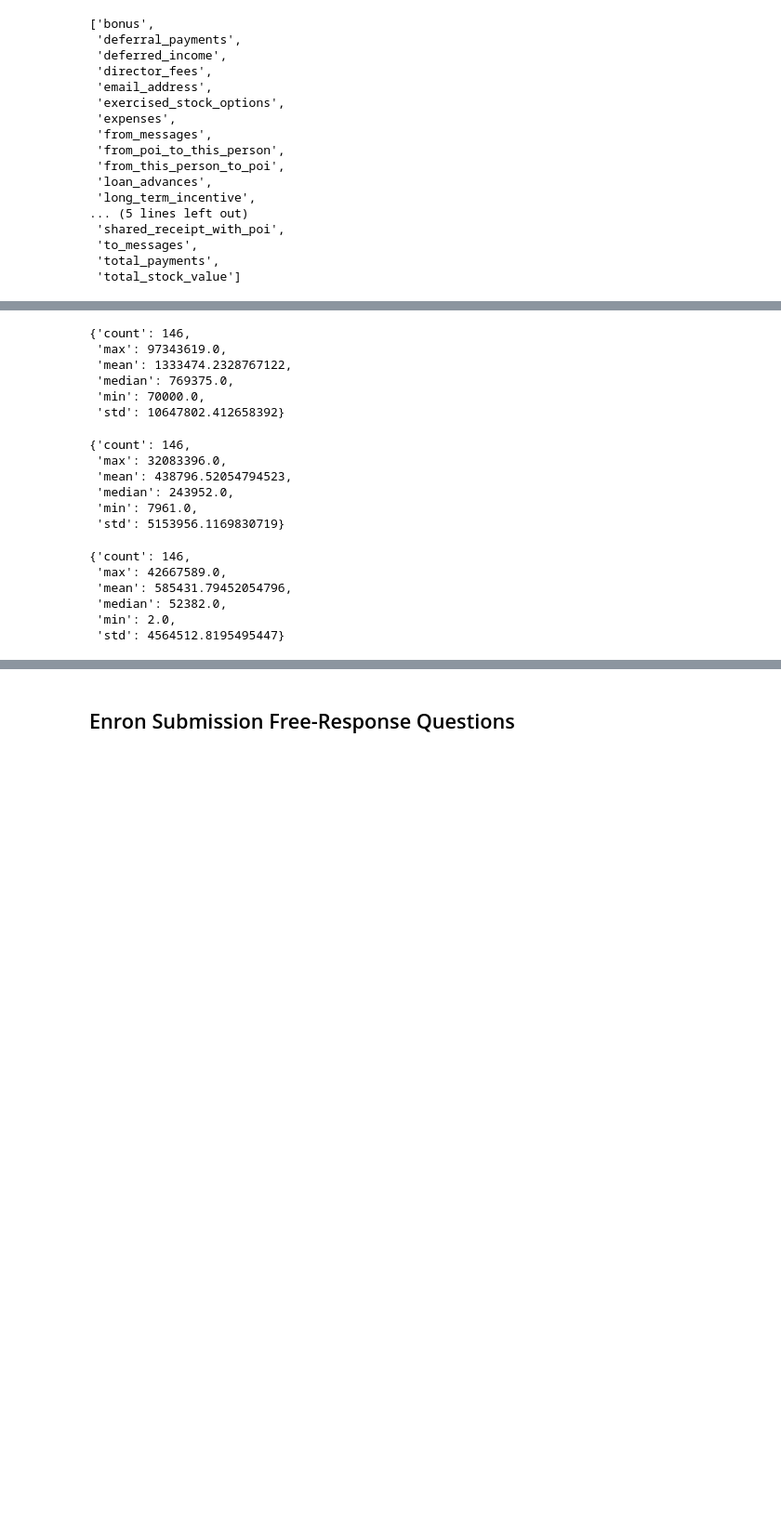
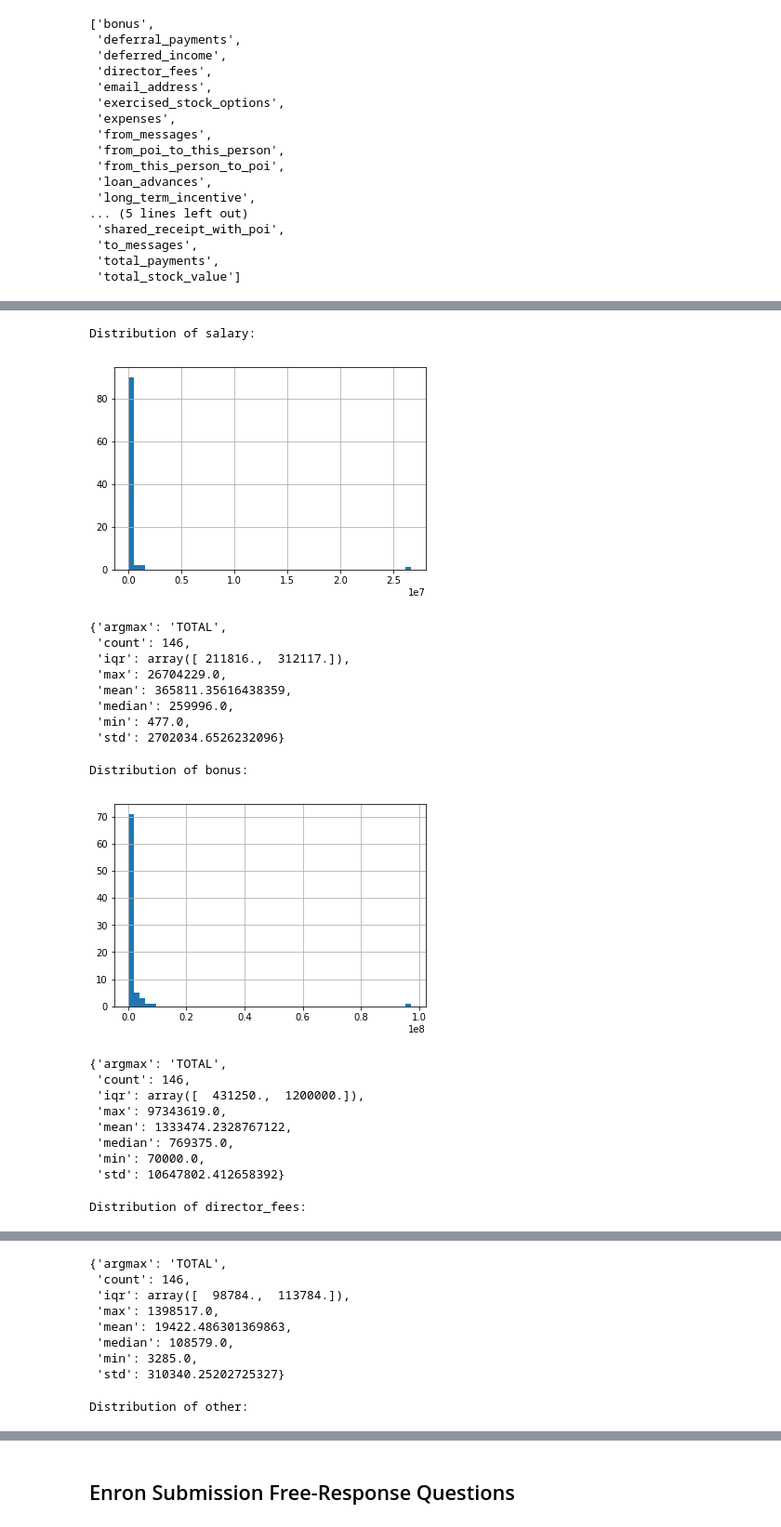
Before and after one commit to davidvartanian/dand-ml-identify-fraud-enron-email, a Jupyter notebook: Enron Fraud Lab.ipynb, the cells around one changed output, grey strips where cells are left out. Shown at 93% size. Drawn from its saved outputs; the diff is of its cells as text; code cells hidden in the pictures; blank space fills up the shorter version.

Commit message:
docs: Update jupyter notebook
Updated process comments
Updated working code
Updated visualisations code

```diff
--- a/Enron Fraud Lab.ipynb
+++ b/Enron Fraud Lab.ipynb
@@ -40,7 +44,7 @@ from tester import dump_classifier_and_data
 ### Task 1: Select what features you'll use.
 ### features_list is a list of strings, each of which is a feature name.
 ### The first feature must be "poi".
-features_list = ['poi', 'salary', 'bonus', 'director_fees', 'other'] # You will need to use more features
+features_list = ['poi', 'salary', 'bonus', 'director_fees', 'other', 'exercised_stock_options', 'expenses'] # You will need to use more features
 
 ### Load the dictionary containing the dataset
 with open("final_project_dataset.pkl", "r") as data_file:
@@ -104,38 +115,37 @@ Keys:
 
 #### Comments
 I need to know what all variables mean in order to come up with possible outliers and feature selection/engineering.
-# %%
-import numpy as np
-
-
-def summary(data, key):
-    values = np.nan_to_num(np.array([data[k][key] for k in data]).astype(np.float64))
-    return {'count': len(values),
-            'mean': values.mean(),
-            'std': values[values > 0].std(),  # zero means NaN converted to numeric
-            'min': values[values > 0].min(),  # zero means NaN converted to numeric
-            'max': values.max(),
-            'median': np.median(values[values > 0])}
-
-display(summary(data_dict, 'bonus'))
-display(summary(data_dict, 'deferral_payments'))
-display(summary(data_dict, 'other'))
-# %% [output]
-{'count': 146,
- 'max': 97343619.0,
- 'mean': 1333474.2328767122,
- 'median': 769375.0,
- 'min': 70000.0,
- 'std': 10647802.412658392}
-{'count': 146,
- 'max': 32083396.0,
- 'mean': 438796.52054794523,
- 'median': 243952.0,
- 'min': 7961.0,
- 'std': 5153956.1169830719}
-{'count': 146,
- 'max': 42667589.0,
- 'mean': 585431.79452054796,
- 'median': 52382.0,
- 'min': 2.0,
- 'std': 4564512.8195495447}
+# %%
+### Task 2: Remove outliers
+from outlier import OutlierCleaner
+from visualisation import scatter_plot
+from outlier import summary
+
+
+data_keys = data_dict.keys()
+
+for k in features_list[1:]:
+    print 'Distribution of %s:' % k
+    display(summary(data_dict, k, data_keys))
+# %% [output]
+Distribution of salary:
+[figure, added]
+{'argmax': 'TOTAL',
+ 'count': 146,
+ 'iqr': array([ 211816.,  312117.]),
+ 'max': 26704229.0,
+ 'mean': 365811.35616438359,
+ 'median': 259996.0,
+ 'min': 477.0,
+ 'std': 2702034.6526232096}
+Distribution of bonus:
+[figure, added]
+{'argmax': 'TOTAL',
+ 'count': 146,
+ 'iqr': array([  431250.,  1200000.]),
+ 'max': 97343619.0,
+ 'mean': 1333474.2328767122,
+ 'median': 769375.0,
+ 'min': 70000.0,
+ 'std': 10647802.412658392}
+Distribution of director_fees:
@@ -141,0 +153,9 @@ display(summary(data_dict, 'other'))
+{'argmax': 'TOTAL',
+ 'count': 146,
+ 'iqr': array([  98784.,  113784.]),
+ 'max': 1398517.0,
+ 'mean': 19422.486301369863,
+ 'median': 108579.0,
+ 'min': 3285.0,
+ 'std': 310340.25202725327}
+Distribution of other:
```
Also changed, not shown: parts of 23 cells of this notebook, 1 other file.
